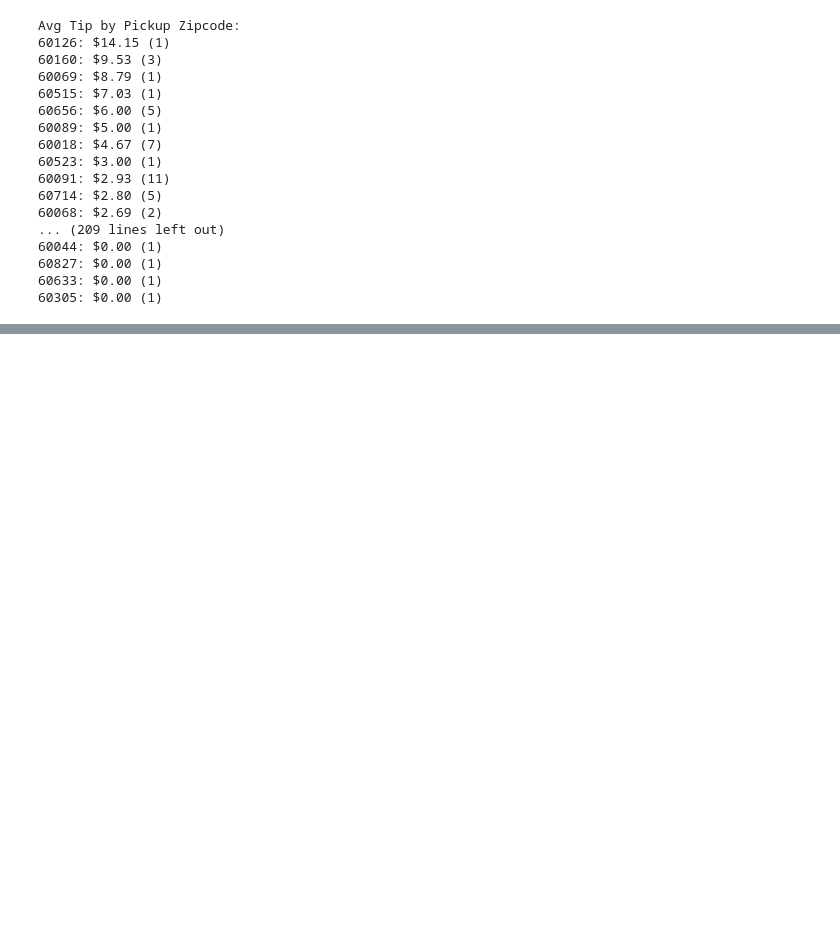
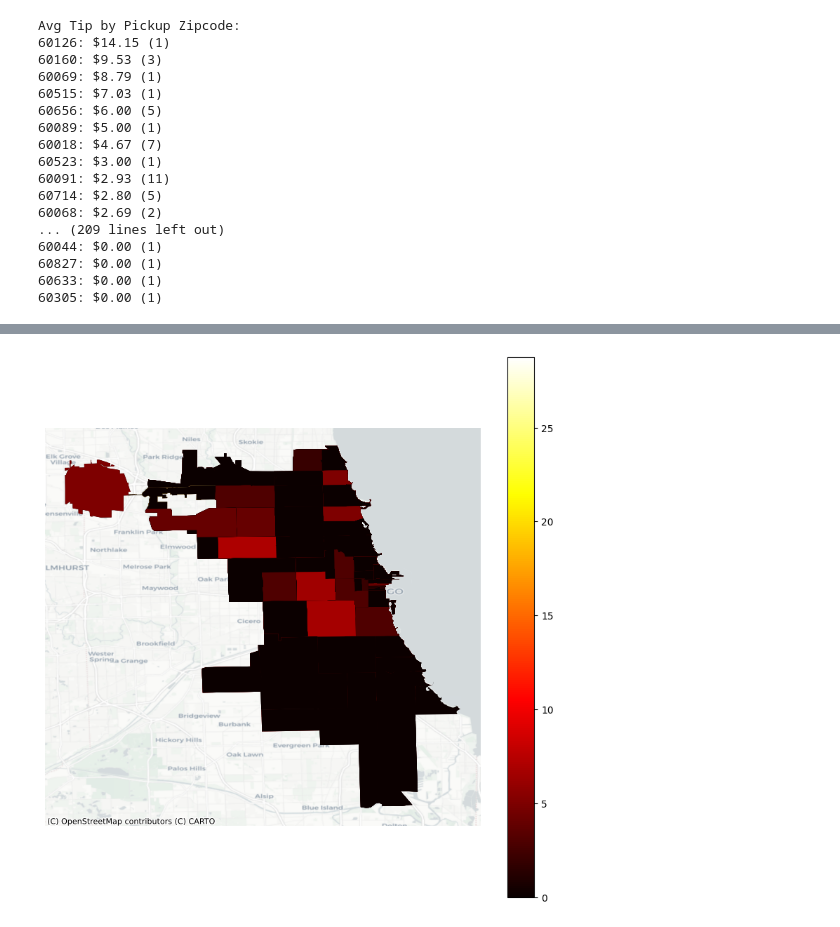
Before and after one commit to nrrb/data_analytics_portfolio, a Jupyter notebook: uber/AnalyzeUberRides.ipynb, the cells around one changed output, grey strips where cells are left out. Saved outputs shown, nothing was run; the diff lists cells and outputs as text; code cells hidden in the pictures; blank space fills up the shorter version.

Commit message:
Add heatmap visualization of tips by pickup zipcode.

```diff
--- a/uber/AnalyzeUberRides.ipynb
+++ b/uber/AnalyzeUberRides.ipynb
@@ -148,3 +150,7 @@ Avg Tip by Pickup Zipcode:
 60827: $0.00 (1)
 60633: $0.00 (1)
 60305: $0.00 (1)
+# %%
+# Load the shapefile
+zipcodes_gdf = gpd.read_file('gisdata/chicago_zipcode_boundaries.shp')
+zipcodes_gdf
@@ -150,0 +171,17 @@ Avg Tip by Pickup Zipcode:
+# %%
+merged_pickup_gdf = zipcodes_gdf.merge(df, left_on='zip', right_on='pickup_zipcode', how='left')
+# %%
+fig, ax = plt.subplots(1, 1, figsize=(10, 10))
+
+# Plot the merged GeoDataFrame
+merged_pickup_gdf.plot(column='tip', ax=ax, legend=True, cmap='hot')
+
+# Add basemap
+ctx.add_basemap(ax, crs=merged_pickup_gdf.crs.to_string(), source=ctx.providers.CartoDB.Positron)
+
+# Set axis off
+ax.set_axis_off()
+
+plt.show()
+# %% [output]
+[figure, added]
```
Also changed, not shown: parts of 2 cells of this notebook.
